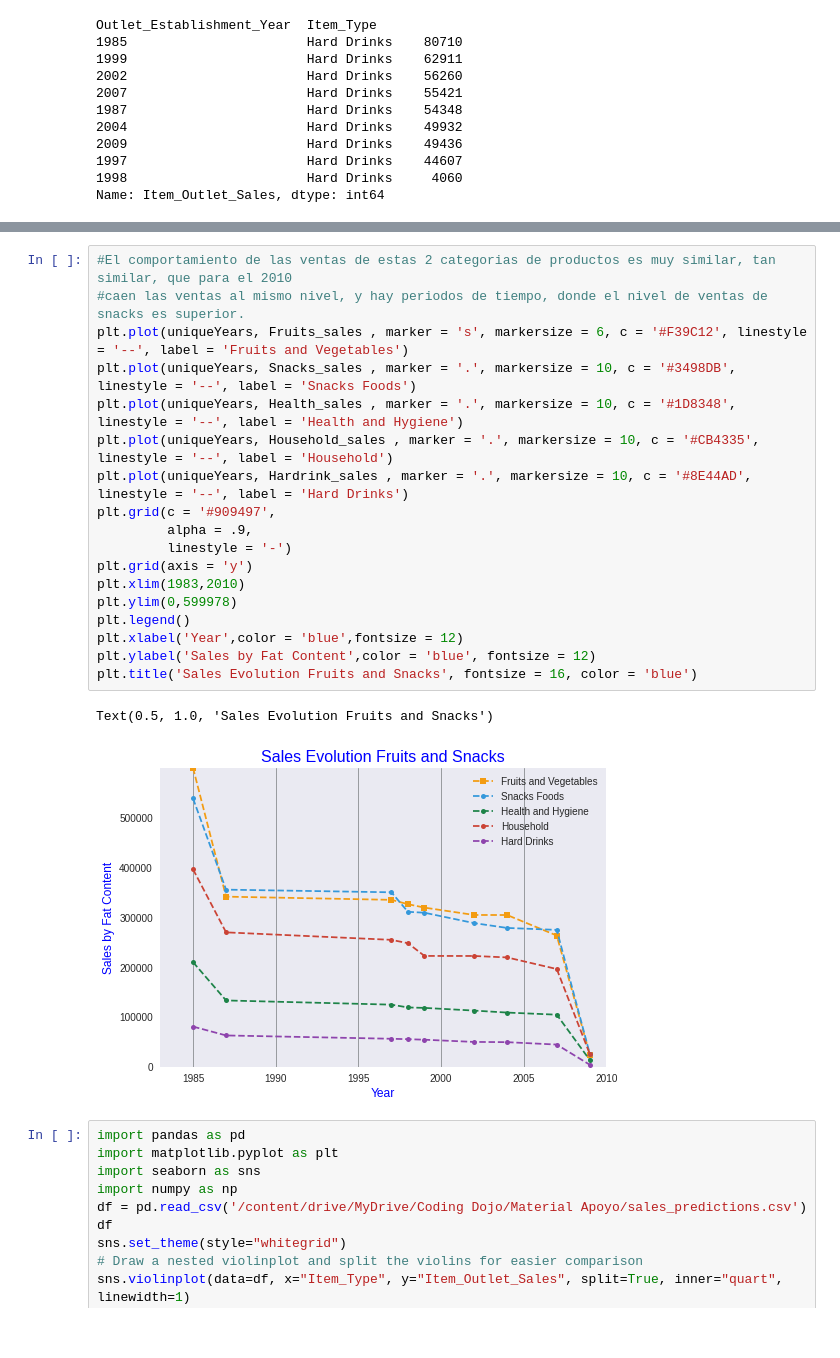
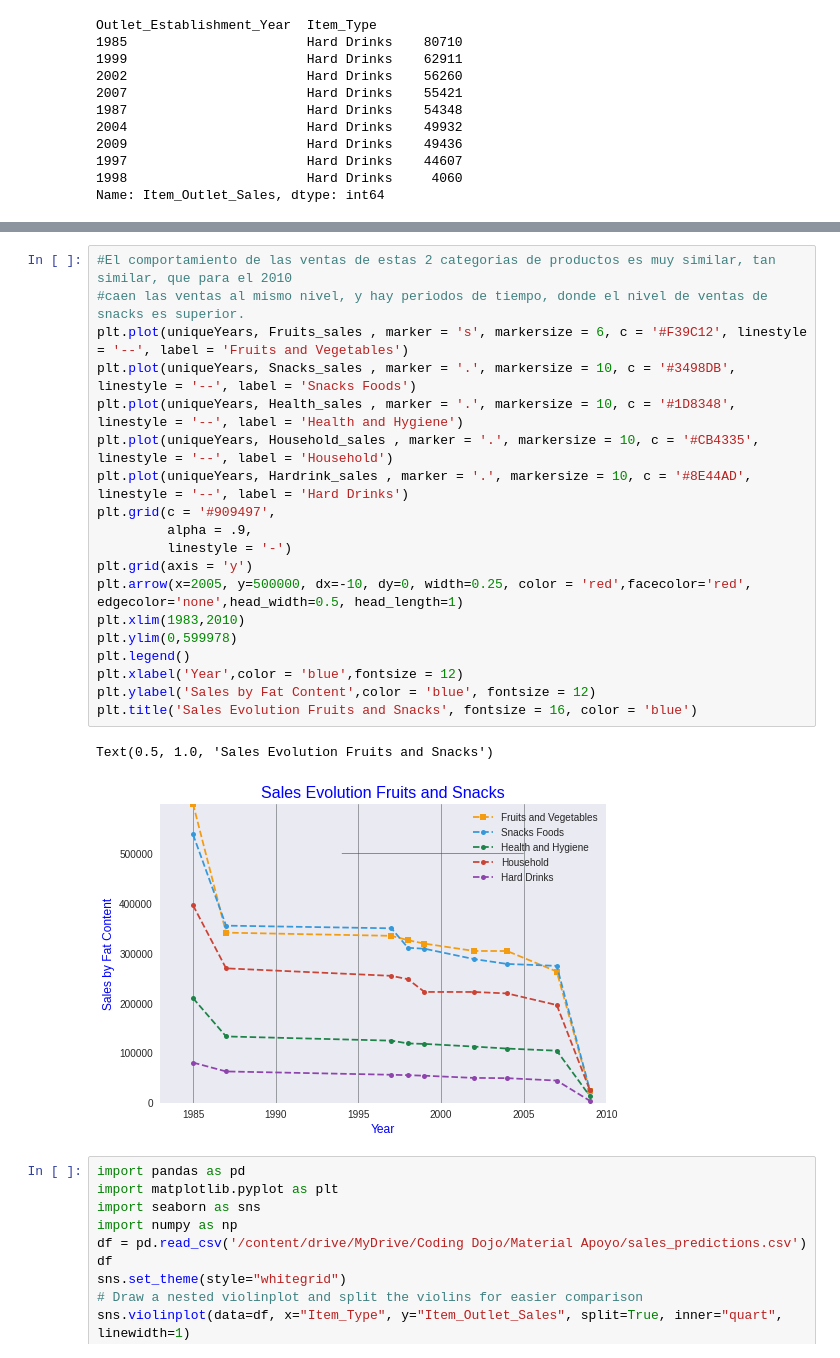
Before and after one commit to Angelica2929/sales_prediction, a Jupyter notebook: Prediccion_Ventas.ipynb, the cells around one changed output, grey strips where cells are left out. Drawn from its saved outputs; the diff is of its cells as text.

```diff
--- a/Prediccion_Ventas.ipynb
+++ b/Prediccion_Ventas.ipynb
@@ -618,24 +638,25 @@ Text(0.5, 1.0, ' Products by Fat Content Index')
 # %%
 #El comportamiento de las ventas de estas 2 categorias de productos es muy similar, tan similar, que para el 2010
 #caen las ventas al mismo nivel, y hay periodos de tiempo, donde el nivel de ventas de snacks es superior.
 plt.plot(uniqueYears, Fruits_sales , marker = 's', markersize = 6, c = '#F39C12', linestyle = '--', label = 'Fruits and Vegetables')
 plt.plot(uniqueYears, Snacks_sales , marker = '.', markersize = 10, c = '#3498DB', linestyle = '--', label = 'Snacks Foods')
 plt.plot(uniqueYears, Health_sales , marker = '.', markersize = 10, c = '#1D8348', linestyle = '--', label = 'Health and Hygiene')
 plt.plot(uniqueYears, Household_sales , marker = '.', markersize = 10, c = '#CB4335', linestyle = '--', label = 'Household')
 plt.plot(uniqueYears, Hardrink_sales , marker = '.', markersize = 10, c = '#8E44AD', linestyle = '--', label = 'Hard Drinks')
 plt.grid(c = '#909497',
          alpha = .9,
          linestyle = '-')
 plt.grid(axis = 'y')
+plt.arrow(x=2005, y=500000, dx=-10, dy=0, width=0.25, color = 'red',facecolor='red', edgecolor='none',head_width=0.5, head_length=1)
 plt.xlim(1983,2010)
 plt.ylim(0,599978)
 plt.legend()
 plt.xlabel('Year',color = 'blue',fontsize = 12)
 plt.ylabel('Sales by Fat Content',color = 'blue', fontsize = 12)
 plt.title('Sales Evolution Fruits and Snacks', fontsize = 16, color = 'blue')
 # %% [output]
 Text(0.5, 1.0, 'Sales Evolution Fruits and Snacks')
-[figure, old version]
+[figure, new version]
 # %%
 import pandas as pd
 import matplotlib.pyplot as plt
```
Also changed, not shown: parts of 10 cells of this notebook.
